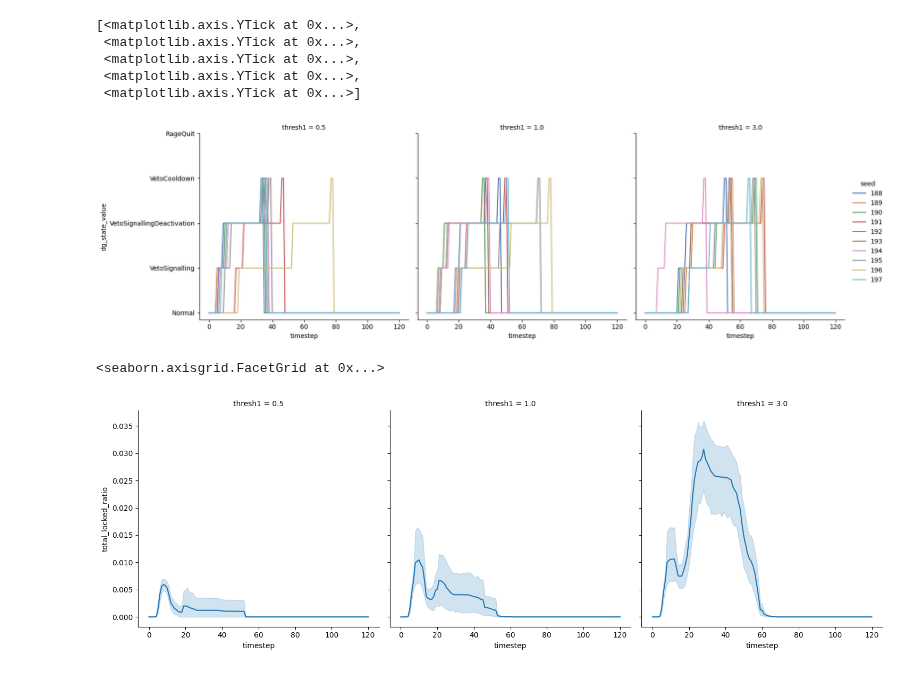
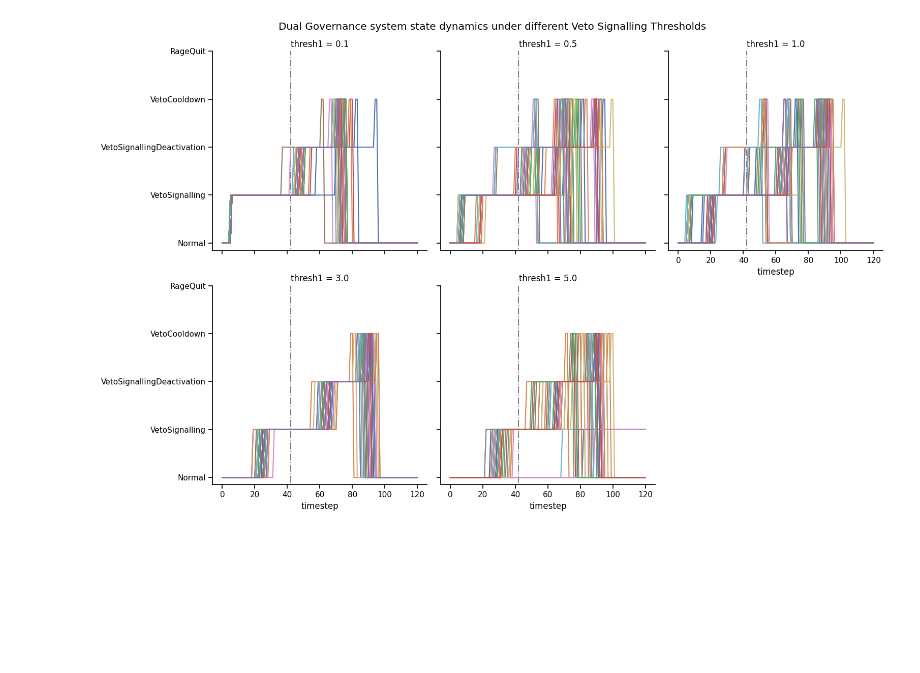
Before and after one commit to collectif-dao/dg-research, a Jupyter notebook: experiments/notebooks/05_singalling_threshold_sweeps_under_proposal_with_attack.ipynb, the cells around one changed output. Drawn from its saved outputs; the diff is of its cells as text; code cells hidden in the pictures; blank space fills up the shorter version.

Commit message:
1. Modified veto threshold sweep. 2. Added a notebook for ragequit threshold sweep. 3. Added group analysis into wallet_analysis.ipynb

```diff
--- a/experiments/notebooks/05_singalling_threshold_sweeps_under_proposal_with_attack.ipynb
+++ b/experiments/notebooks/05_singalling_threshold_sweeps_under_proposal_with_attack.ipynb
@@ -163,9 +32,7 @@ yield: 181.263 sec
 # %%
-import time
 
-from experiments.utils import iterate_simulation_results, extract_dg_state_data, extract_proposal_data, extract_actor_data
 
-simulation_name = "signalling_thresholds_sweep_under_proposal_with_attack"
+simulation_name = "single_attack_sweep_first_threshold_combined"
 simulation_path = out_path.joinpath(simulation_name)
 hashes = [p for p in simulation_path.iterdir() if p.is_dir()]
 
@@ -193,7 +60,7 @@ Data loaded in 255.884 sec
 # %%
-dg_state_df = dg_state_df[dg_state_df['second_seal_rage_quit_support'] == 15]
-proposal_df = proposal_df[proposal_df['second_seal_rage_quit_support'] == 15]
-actors_df = actors_df[actors_df['second_seal_rage_quit_support'] == 15]
+# dg_state_df = dg_state_df[dg_state_df['second_seal_rage_quit_support'] == 15]
+# proposal_df = proposal_df[proposal_df['second_seal_rage_quit_support'] == 15]
+# actors_df = actors_df[actors_df['second_seal_rage_quit_support'] == 15]
 for df in [dg_state_df, proposal_df, actors_df]:
     df['thresh1'] = df['first_seal_rage_quit_support']
     df['thresh2'] = df['second_seal_rage_quit_support']
@@ -213,0 +112,2 @@ plt.gca().set_yticks(list(state_names.keys()), labels=list(state_names.values())
+# %%
+sns.set_context('notebook')
@@ -214,21 +142,27 @@ plt.gca().set_yticks(list(state_names.keys()), labels=list(state_names.values())
 # %%
-sns.relplot(dg_state_df, x='timestep', y='dg_state_value', col='thresh1',
-            kind='line', hue='seed', palette='deep'
+g = sns.relplot(dg_state_df, x='timestep', y='dg_state_value', col='thresh1',
+            kind='line', hue='seed', palette='deep', col_wrap=3
            )
 
+if g._legend:
+    g._legend.remove()
+
+g.axes[0].set_ylabel('')
+g.axes[3].set_ylabel('')
 state_names = {1: "Normal", 2: "VetoSignalling", 3: "VetoSignallingDeactivation", 4: "VetoCooldown", 5: "RageQuit"}
-plt.gca().set_yticks(list(state_names.keys()), labels=list(state_names.values()))
+plt.gca().set_yticks(list(state_names.keys()), labels=list(state_names.values()));
+
+for thresh_val in g.col_names:
+    ax = g.axes_dict[thresh_val]
+
+    ylim = ax.get_ylim()
+    execution_timestep = 2 + 5 * 24 / 3
+    execution_time_line = ax.plot([execution_timestep, execution_timestep], [0, ylim[1]], color='gray', linestyle='-.', zorder=0, label='Time when proposal will be executed')
+    ax.set_ylim(ylim)
+
+    # ax.legend([execution_time_line[0]], ['Time when proposal will be executed'])
+
+plt.suptitle('Dual Governance system state dynamics under different Veto Signalling Thresholds')
+plt.tight_layout()
 # %% [output]
-[<matplotlib.axis.YTick at 0x...>,
- <matplotlib.axis.YTick at 0x...>,
- <matplotlib.axis.YTick at 0x...>,
- <matplotlib.axis.YTick at 0x...>,
- <matplotlib.axis.YTick at 0x...>]
-[figure, old version]
+[figure, new version]
-# %%
-sns.relplot(actors_df, x='timestep', y='total_locked_ratio', col='thresh1',
-            kind='line'
-           )
-# %% [output]
-<seaborn.axisgrid.FacetGrid at 0x...>
-[figure, old version]
```
Also changed, not shown: parts of 21 cells of this notebook, 7 other files.
